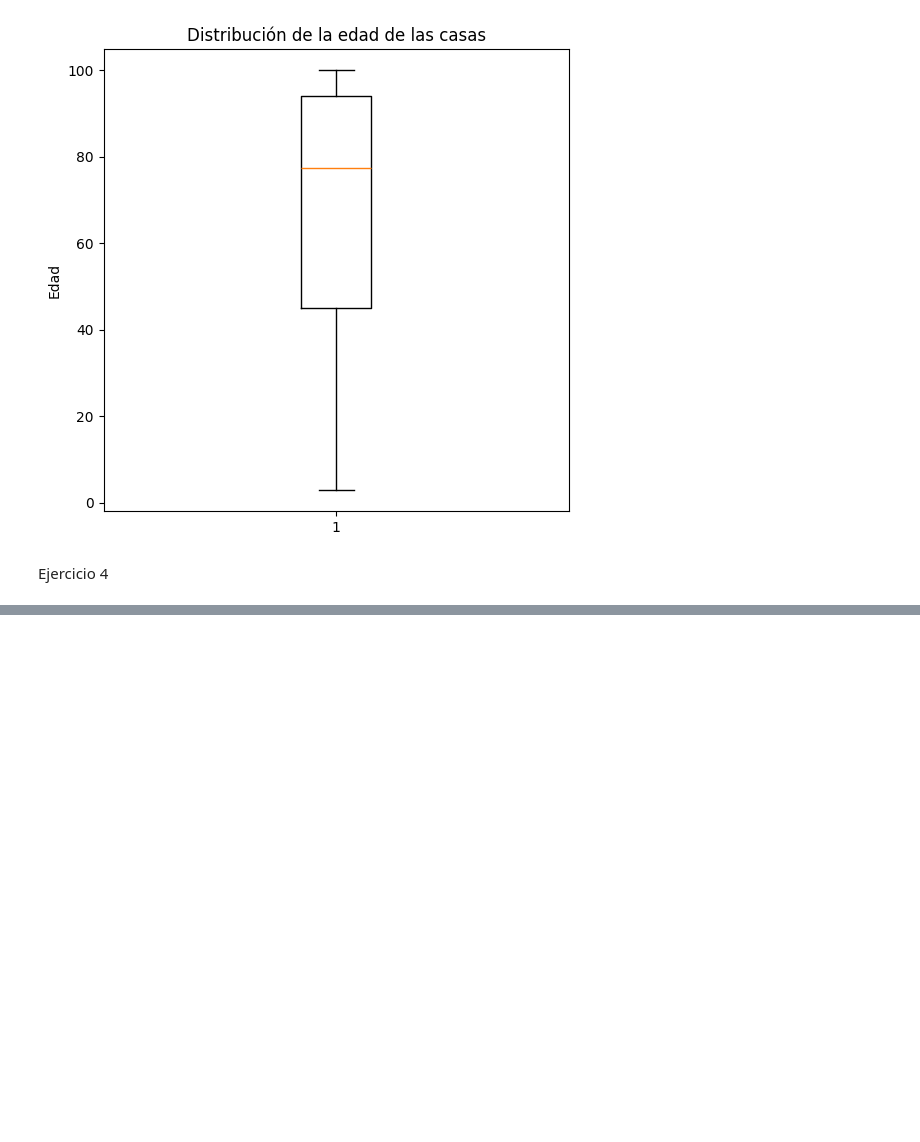
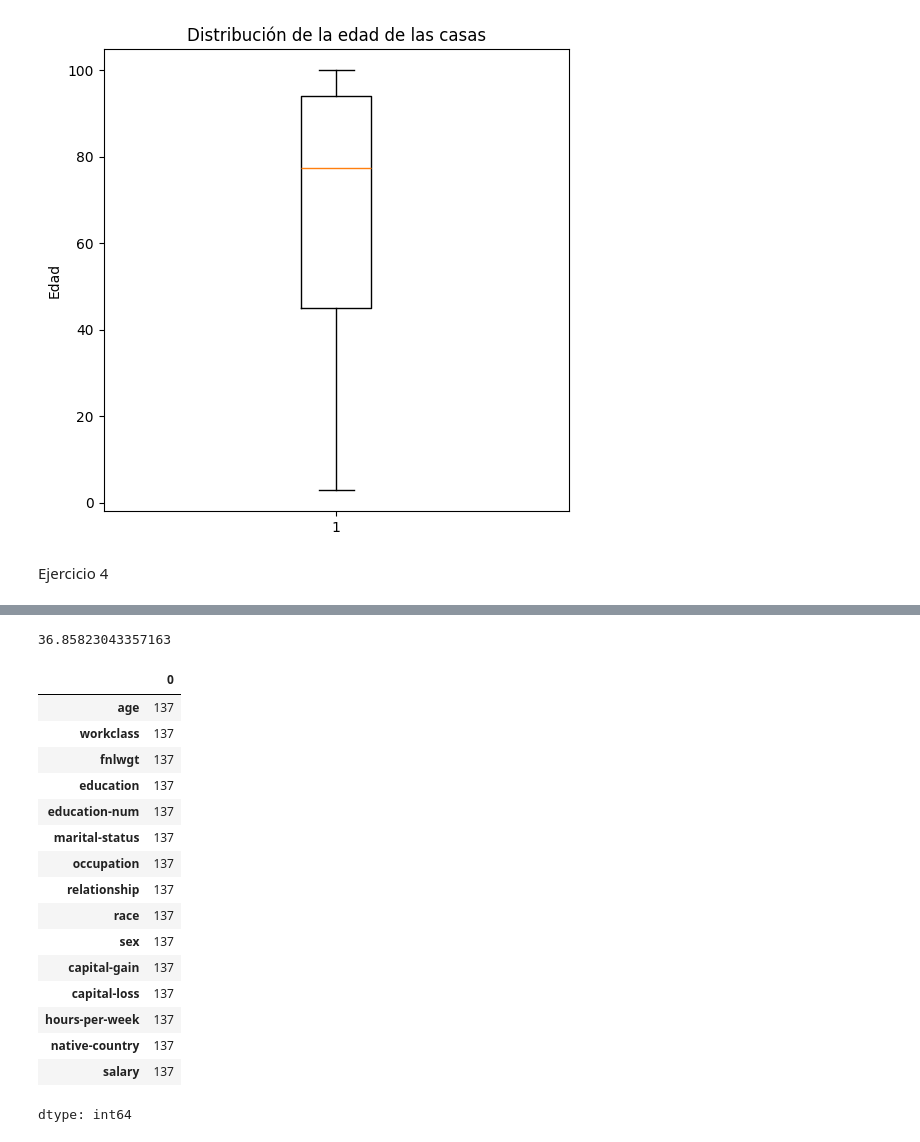
Before and after one commit to DanielLaBanda/DanielLaBanda, a Jupyter notebook: A01285898_M1_Actividad_5_Programación_en_Python_Librerías_Numpy_Matplotlib_Pandas.ipynb, the cells around one changed output, grey strips where cells are left out. Saved outputs shown, nothing was run; the diff lists cells and outputs as text; code cells hidden in the pictures; blank space fills up the shorter version.

```diff
--- a/A01285898_M1_Actividad_5_Programación_en_Python_Librerías_Numpy_Matplotlib_Pandas.ipynb
+++ b/A01285898_M1_Actividad_5_Programación_en_Python_Librerías_Numpy_Matplotlib_Pandas.ipynb
@@ -358,0 +389,24 @@ Ejercicio 4
+# %%
+data[data['sex'] == 'Female']['age'].mean()
+# %% [output]
+36.85823043357163
+# %%
+data[data['native-country'] == 'Germany'].count()
+# %% [output]
+|  | 0 |
+| age | 137 |
+| workclass | 137 |
+| fnlwgt | 137 |
+| education | 137 |
+| education-num | 137 |
+| marital-status | 137 |
+| occupation | 137 |
+| relationship | 137 |
+| race | 137 |
+| sex | 137 |
+| capital-gain | 137 |
+| capital-loss | 137 |
+| hours-per-week | 137 |
+| native-country | 137 |
+| salary | 137 |
+dtype: int64
```
Also changed, not shown: parts of 3 cells of this notebook.
